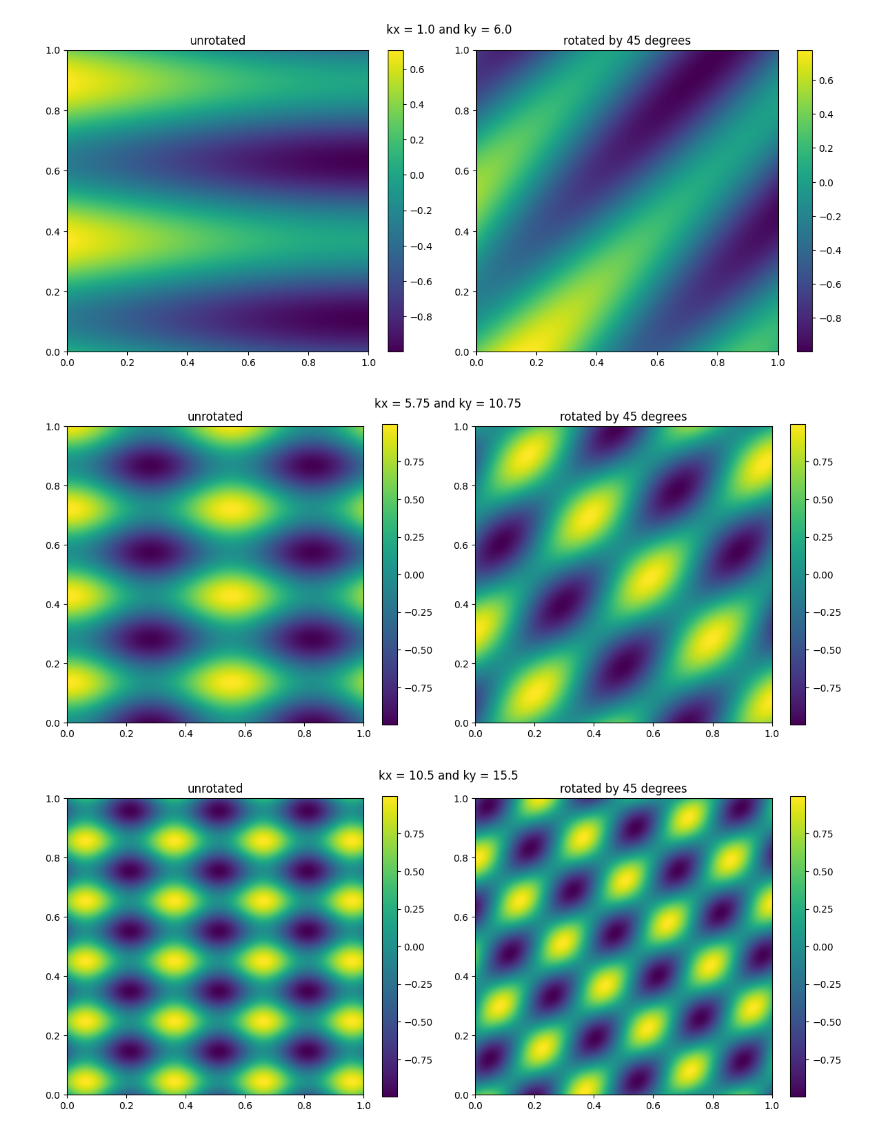
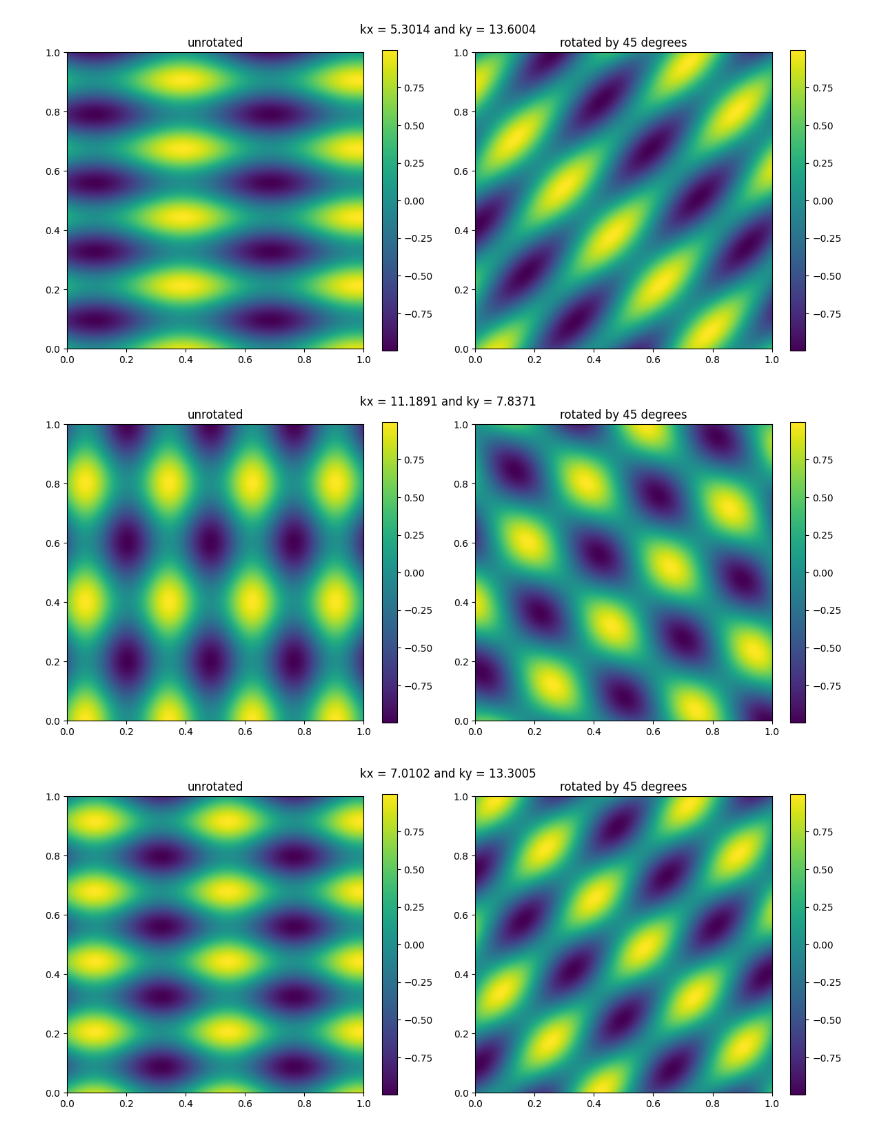
Before and after one commit to dericknganyu/EIT_dataset_generation, a Jupyter notebook: python_scripts/texture.ipynb, the cells around one changed output. Drawn from its saved outputs; the diff is of its cells as text; code cells hidden in the pictures.

```diff
--- a/python_scripts/texture.ipynb
+++ b/python_scripts/texture.ipynb
@@ -27,21 +27,21 @@ X, Y = np.meshgrid(x, y)
 
 angle = 45
 
-k1 = np.linspace(1, 20, num=5)#, endpoint=False)
-k2 = k1 + 5
+k1 = np.random.uniform(5, 15, size=5) #np.linspace(1, 20, num=5)#, endpoint=False)
+k2 = np.random.uniform(5, 15, size=5)
 # %%
 for kx, ky in zip(k1, k2):
     fig = plt.figure(figsize=((5+1)*2, 5))
-    plt.suptitle(r'kx = %s and ky = %s'%(kx, ky))
+    plt.suptitle(r'kx = %.4f and ky = %.4f'%(kx, ky))
     plt.subplot(1, 2, 1)
     add_texture(X, Y, kx, ky, angle=0)
     plt.title('unrotated')
     plt.subplot(1, 2, 2)
     add_texture(X, Y, kx, ky, angle=angle)
     plt.title('rotated by %s degrees'%(angle))
     fig.tight_layout()
     plt.show
 # %% [output]
-[figure, old version]
+[figure, new version]
-[figure, old version]
+[figure, new version]
-[figure, old version]
+[figure, new version]
```
Also changed, not shown: parts of 1 cell of this notebook, 2 other files.
